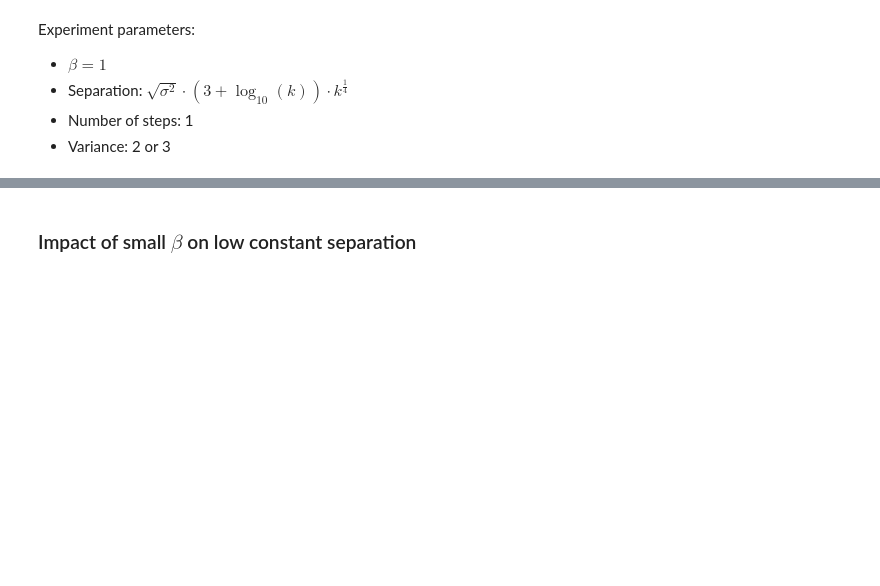
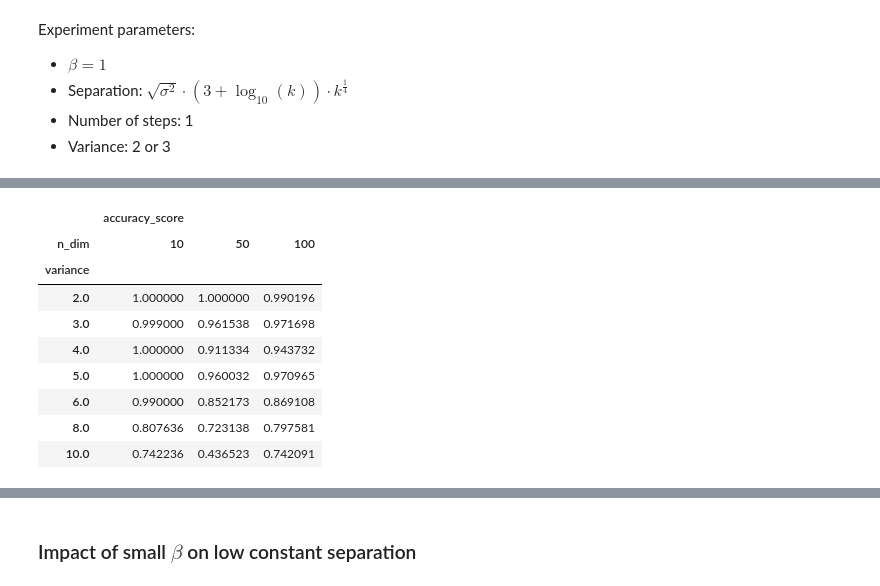
Before and after one commit to sheikhomar/mixture-learning, a Jupyter notebook: notebooks/03-initial-results.ipynb, the cells around one changed output, grey strips where cells are left out. Cells and saved outputs as stored; diff of their text form; code cells hidden in the pictures; blank space fills up the shorter version.

```diff
--- a/notebooks/03-initial-results.ipynb
+++ b/notebooks/03-initial-results.ipynb
@@ -440,0 +486,17 @@ df_grouped.pivot(index=["variance"], columns=["n_dim"], values=["accuracy_score"
+# %%
+f_no_bias_single_step_var_07 = df_data.experiment_name == "no_bias_single_step_var_07"
+df_ff = df_data[f_no_bias_single_step_var_07].copy()
+
+df_grouped = df_ff.groupby(["n_dim", "variance", "min_distance"])[["accuracy_score"]].mean().reset_index()
+df_grouped.pivot(index=["variance"], columns=["n_dim"], values=["accuracy_score"])
+# %% [output]
+|  | accuracy_score |  |  |
+| n_dim | 10 | 50 | 100 |
+| variance |  |  |  |
+| 2.0 | 1.000000 | 1.000000 | 0.990196 |
+| 3.0 | 0.999000 | 0.961538 | 0.971698 |
+| 4.0 | 1.000000 | 0.911334 | 0.943732 |
+| 5.0 | 1.000000 | 0.960032 | 0.970965 |
+| 6.0 | 0.990000 | 0.852173 | 0.869108 |
+| 8.0 | 0.807636 | 0.723138 | 0.797581 |
+| 10.0 | 0.742236 | 0.436523 | 0.742091 |
```
Also changed, not shown: parts of 27 cells of this notebook.
